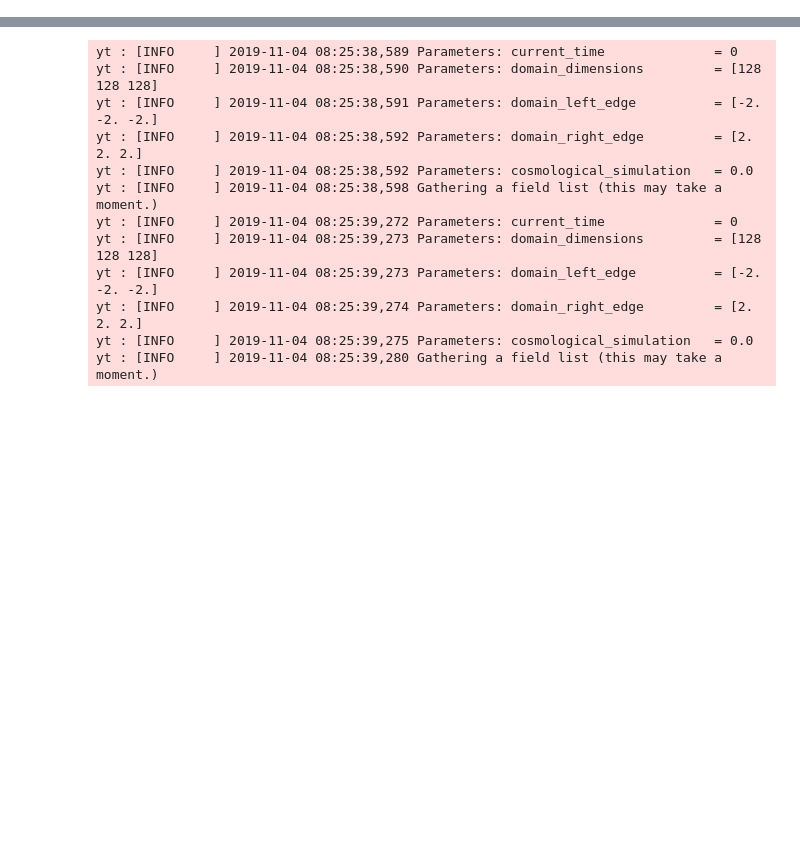
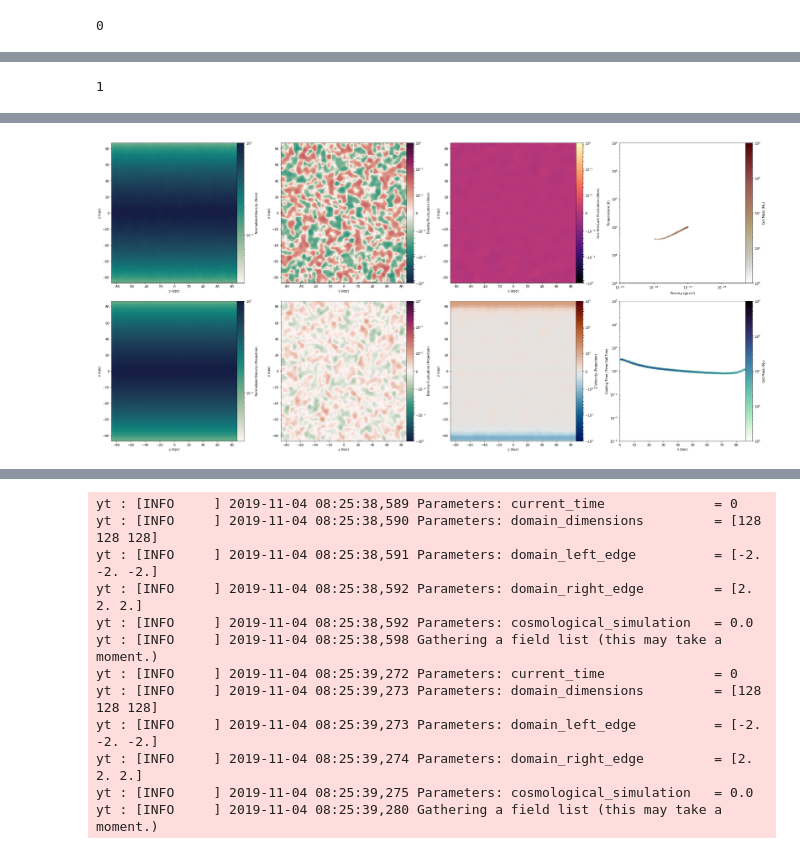
Before and after one commit to ibutsky/thermal_instabilities, a Jupyter notebook: analysis/test.ipynb, the cells around one changed output, grey strips where cells are left out. Drawn from its saved outputs; the diff is of its cells as text; code cells hidden in the pictures; blank space fills up the shorter version.

Commit message:
fine tuning isocool profile and analysis

```diff
--- a/analysis/test.ipynb
+++ b/analysis/test.ipynb
@@ -107,0 +24,9 @@ yt : [INFO     ] 2019-11-04 08:42:49,513 Making a fixed resolution buffer of (y)
+# %%
+i = 1
+folder = 'isocool2_tctf_1.0'
+#folder = 'isocool_tctf_1.0_beta_10.0_cr_10.0'
+ds = ytf.load('../../simulations/%s/DD%04d/DD%04d'%(folder, i, i))
+fig, ax = pt.plot_density_slices(ds)
+
+# next idea: try setting boundary to only quadratic extrapolation
+# %% [output]
@@ -107,0 +50 @@ yt : [INFO     ] 2019-11-04 08:42:49,513 Making a fixed resolution buffer of (y)
+0
@@ -107,0 +52 @@ yt : [INFO     ] 2019-11-04 08:42:49,513 Making a fixed resolution buffer of (y)
+1
@@ -107,0 +59 @@ yt : [INFO     ] 2019-11-04 08:42:49,513 Making a fixed resolution buffer of (y)
+[figure, added]
```
Also changed, not shown: parts of 4 cells of this notebook, 6 other files.
